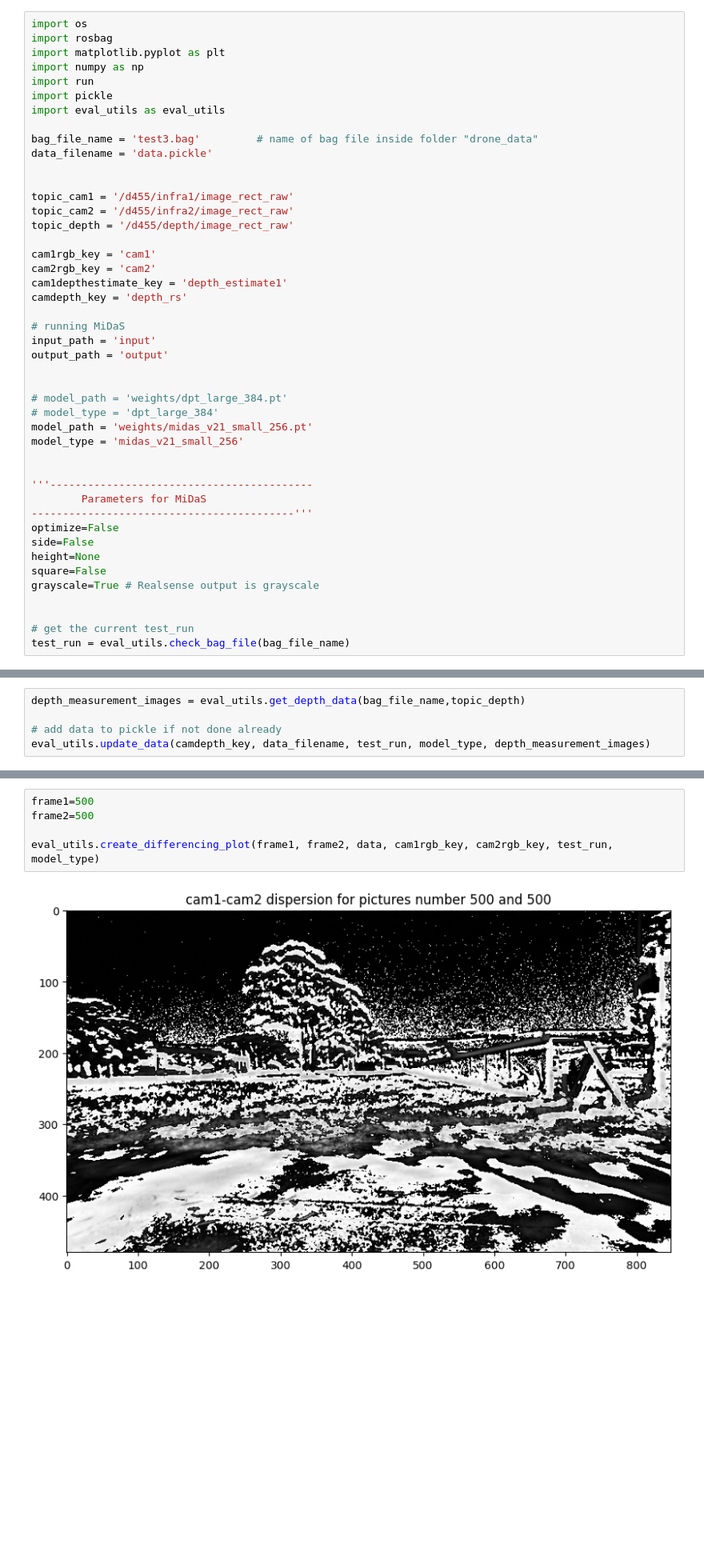
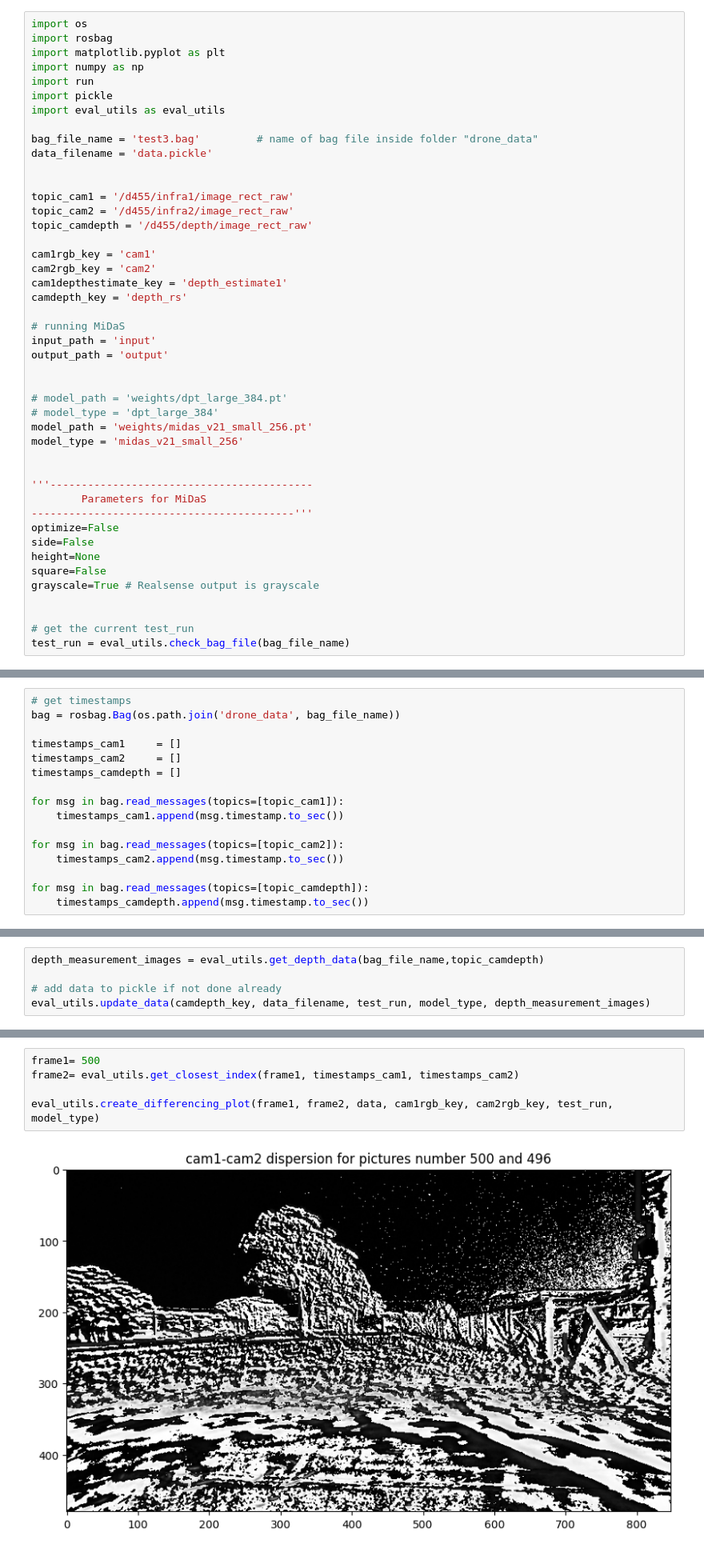
Before and after one commit to rwittmuess/Monocular_Depth_Estimation_Performance, a Jupyter notebook: eval_performance.ipynb, the cells around one changed output, grey strips where cells are left out. Shown at 80% size. Saved outputs shown, nothing was run; the diff lists cells and outputs as text; blank space fills up the shorter version.

```diff
--- a/eval_performance.ipynb
+++ b/eval_performance.ipynb
@@ -20,7 +20,7 @@ data_filename = 'data.pickle'
 
 topic_cam1 = '/d455/infra1/image_rect_raw'
 topic_cam2 = '/d455/infra2/image_rect_raw'
-topic_depth = '/d455/depth/image_rect_raw'
+topic_camdepth = '/d455/depth/image_rect_raw'
 
 cam1rgb_key = 'cam1'
 cam2rgb_key = 'cam2'
@@ -53,6 +53,22 @@ test_run = eval_utils.check_bag_file(bag_file_name)
 # %% [output]
 In this run of the script we are investigating bag-file 'test3'.
 In case the analysis has already been performed and data has been saved, the saved data will be used to save computational time.
+# %%
+# get timestamps
+bag = rosbag.Bag(os.path.join('drone_data', bag_file_name))
+
+timestamps_cam1     = []
+timestamps_cam2     = []
+timestamps_camdepth = []
+
+for msg in bag.read_messages(topics=[topic_cam1]):
+    timestamps_cam1.append(msg.timestamp.to_sec())
+
+for msg in bag.read_messages(topics=[topic_cam2]):
+    timestamps_cam2.append(msg.timestamp.to_sec())
+
+for msg in bag.read_messages(topics=[topic_camdepth]):
+    timestamps_camdepth.append(msg.timestamp.to_sec())
 # %% [markdown]
 ## 1.1 Gathering Drone Footage
 # %%
@@ -105,7 +121,7 @@ eval_utils.create_parallel_plots(frame1, frame2, 'depth_estimate1', cam1rgb_key,
 # %% [markdown]
 ## 1.3 Getting "Real" Depth from Intel RealSense
 # %%
-depth_measurement_images = eval_utils.get_depth_data(bag_file_name,topic_depth)
+depth_measurement_images = eval_utils.get_depth_data(bag_file_name,topic_camdepth)
 
 # add data to pickle if not done already
 eval_utils.update_data(camdepth_key, data_filename, test_run, model_type, depth_measurement_images)
@@ -133,12 +149,12 @@ data = eval_utils.load_pickle(data_filename)
 * Image Differencing: two images must first be aligned so that corresponding points coincide
 * Image Subtraction: digital numeric value of one pixel or whole image is subtracted from another image
 # %%
-frame1=500
-frame2=500
+frame1= 500
+frame2= eval_utils.get_closest_index(frame1, timestamps_cam1, timestamps_cam2)
 
 eval_utils.create_differencing_plot(frame1, frame2, data, cam1rgb_key, cam2rgb_key, test_run, model_type)
 # %% [output]
-[figure, old version]
+[figure, new version]
 # %% [markdown]
 ## 2.2 Comparing Depth-Estimation to "Ground Truth" from RealSense
 # %% [markdown]
```
Also changed, not shown: parts of 22 cells of this notebook, 1 other file.
